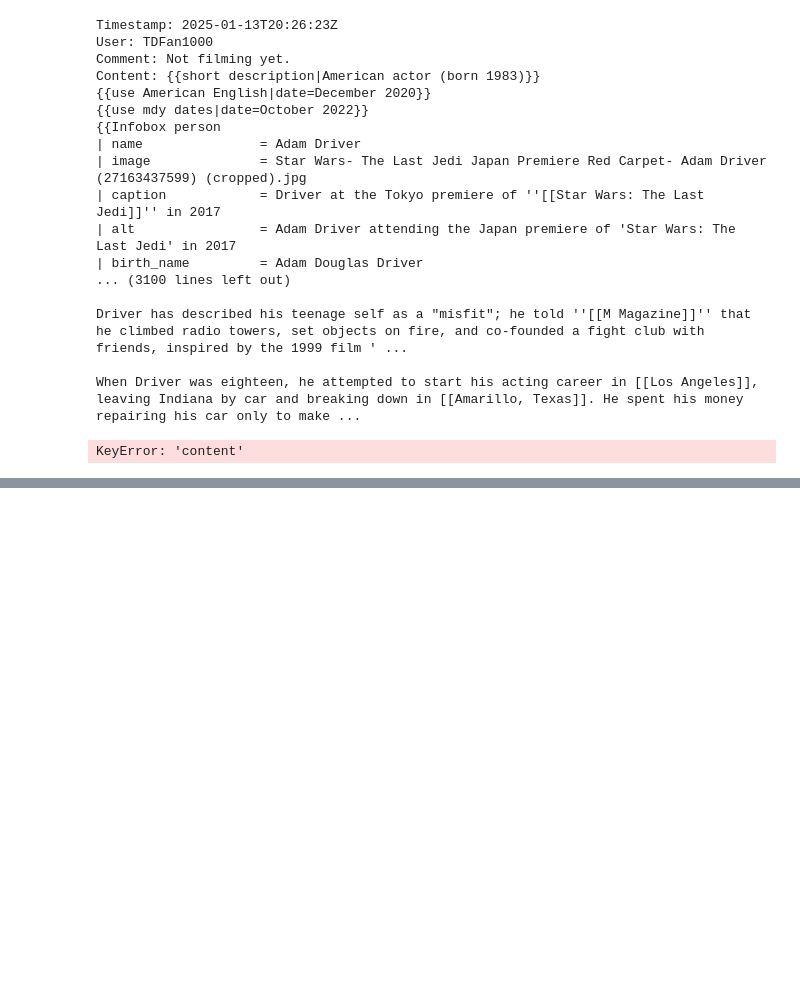
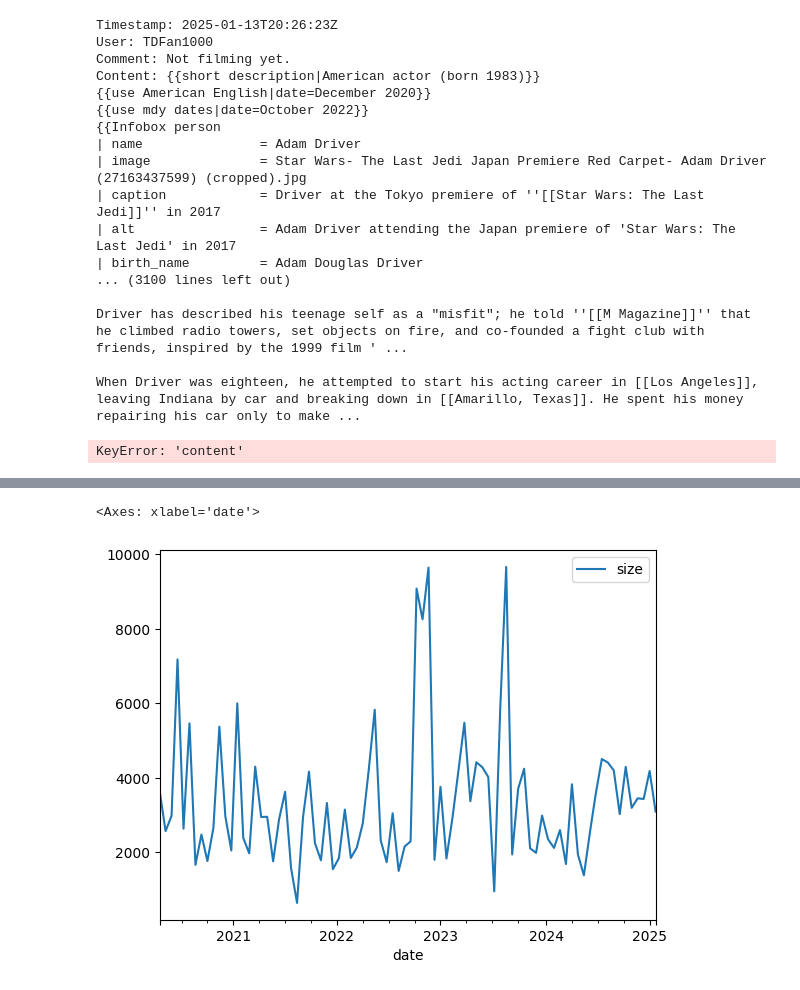
Before and after one commit to LeTartap/MBD-Wikipedia-Project, a Jupyter notebook: revisions.ipynb, the cells around one changed output, grey strips where cells are left out. Saved outputs shown, nothing was run; the diff lists cells and outputs as text; code cells hidden in the pictures; blank space fills up the shorter version.

```diff
--- a/revisions.ipynb
+++ b/revisions.ipynb
@@ -155,0 +180,19 @@ KeyError: 'content'
+# %%
+import matplotlib.pyplot as plt
+#give headings to the columns
+df = pd.read_csv('part-00000-c86eb653-4035-4ae4-a051-8fc5d060d4b2-c000.csv')
+df.columns = ['size','id','date']
+#print top 5 rows by size of the article
+df.dropna(inplace=True)
+df['date'] = pd.to_datetime(df['date'])
+
+df = df.drop(columns=['id'])
+
+df = df.resample('3W', on='date').mean()
+
+df = df[df.index > '2020-04-01']
+
+df.plot()
+# %% [output]
+<Axes: xlabel='date'>
+[figure, added]
```
Also changed, not shown: parts of 3 cells of this notebook, 3 other files.
